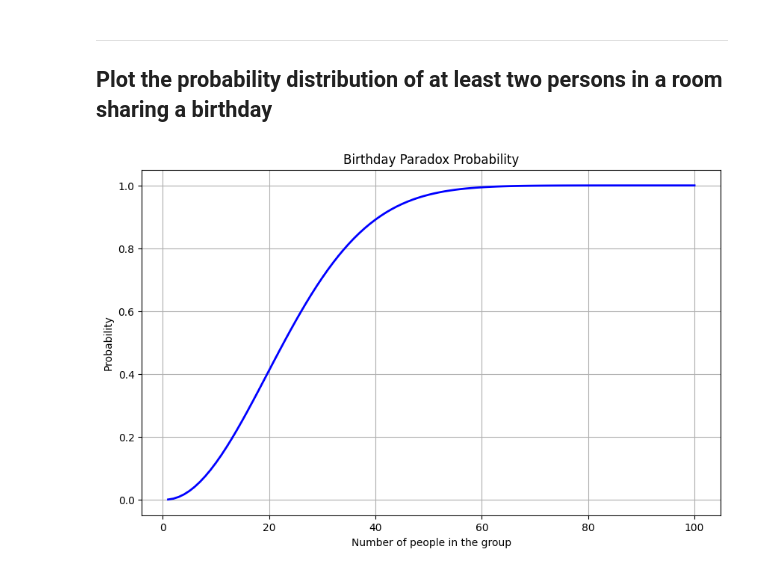
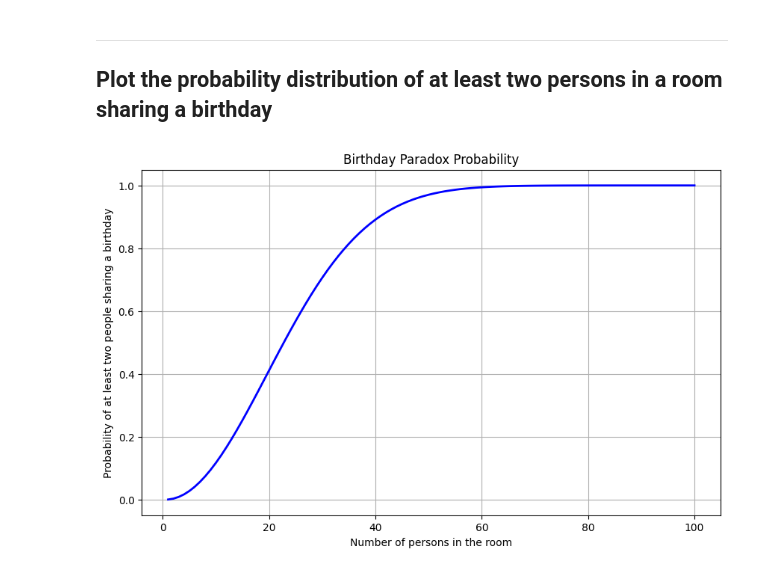
Before and after one commit to Mohammed-Gamal/python, a Jupyter notebook: birthday_problem.ipynb, the cells around one changed output. Cells and saved outputs as stored; diff of their text form; code cells hidden in the pictures.

Commit message:
modify birthday paradox problem

```diff
--- a/birthday_problem.ipynb
+++ b/birthday_problem.ipynb
@@ -26,17 +26,17 @@ The probability of at least two people sharing a birthday in a room of 23 is 50.
 # %%
 import matplotlib.pyplot as plt
 
 # Plot the probability distribution of at least two people sharing a birthday for different group sizes
 n = 100
 num_persons = list(range(1, n + 1))
 probabilities = [birthday_paradox_probability(i) for i in num_persons]
 
 plt.figure(figsize=(10, 6))
 plt.plot(num_persons, probabilities, color='blue', linewidth=2)
-plt.xlabel('Number of people in the group')
-plt.ylabel('Probability')
+plt.xlabel('Number of persons in the room')
+plt.ylabel('Probability of at least two people sharing a birthday')
 plt.title('Birthday Paradox Probability')
 plt.grid(True)
 plt.show()
 # %% [output]
-[figure, old version]
+[figure, new version]
```
